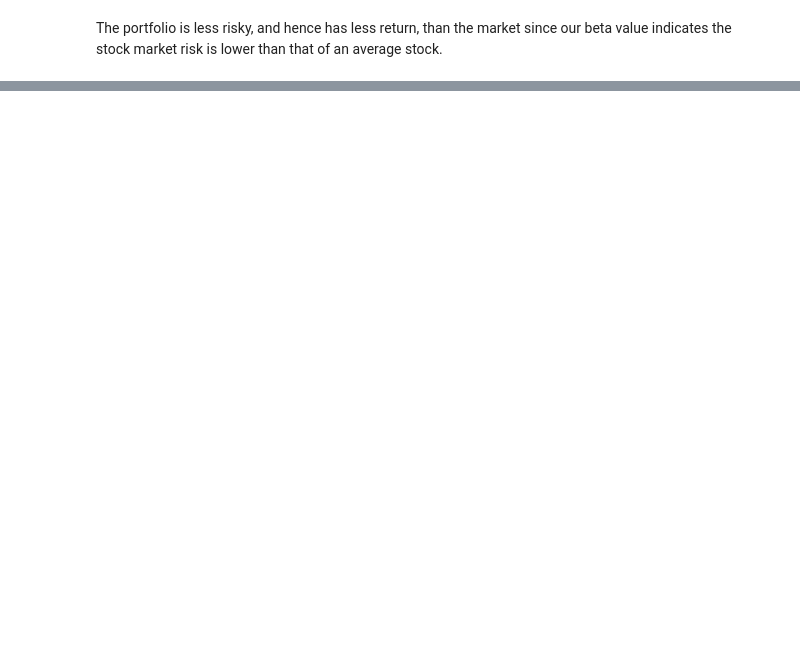
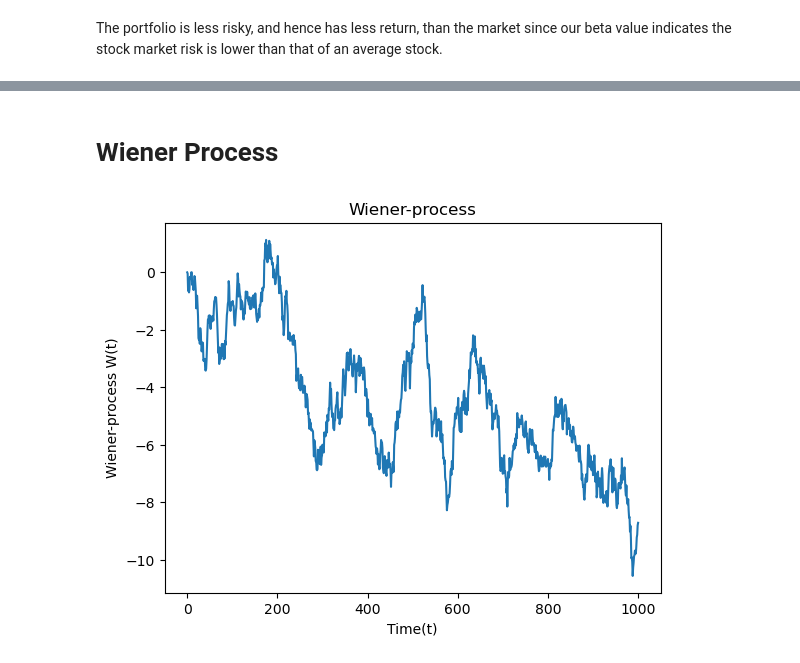
Before and after one commit to Numann-Malik/Quant, a Jupyter notebook: Quant.ipynb, the cells around one changed output, grey strips where cells are left out. Cells and saved outputs as stored; diff of their text form; code cells hidden in the pictures; blank space fills up the shorter version.

```diff
--- a/Quant.ipynb
+++ b/Quant.ipynb
@@ -259,0 +308,27 @@ The portfolio is less risky, and hence has less return, than the market since ou
+# %% [markdown]
+# Wiener Process
+# %%
+def wiener_process(dt=0.1, x0=0, n=1000):
+    # W(t=0)=0
+    # initialize W(t) with zeros
+    W = np.zeros(n+1)
+    # we create N+1 timesteps: t=0,1,2,3,...,N
+    t = np.linspace(x0, n, n+1)
+    # We have to use the cumulative sum: on every step the additional value is drawn from a normal distribution with mean 0 and variance dt
+    # N(0,dt)= sqrt(dt)*N(0,1) usually this formula is used
+    W[1:n+1] = np.cumsum(np.random.normal(0, np.sqrt(dt), n))
+
+    return t, W
+
+def plot_process(t, W):
+    plt.plot(t, W)
+    plt.xlabel('Time(t)')
+    plt.ylabel('Wiener-process W(t)')
+    plt.title('Wiener-process')
+    plt.show()
+
+if __name__ == '__main__':
+    time, data = wiener_process()
+    plot_process(time, data)
+# %% [output]
+[figure, added]
```
Also changed, not shown: parts of 11 cells of this notebook.
